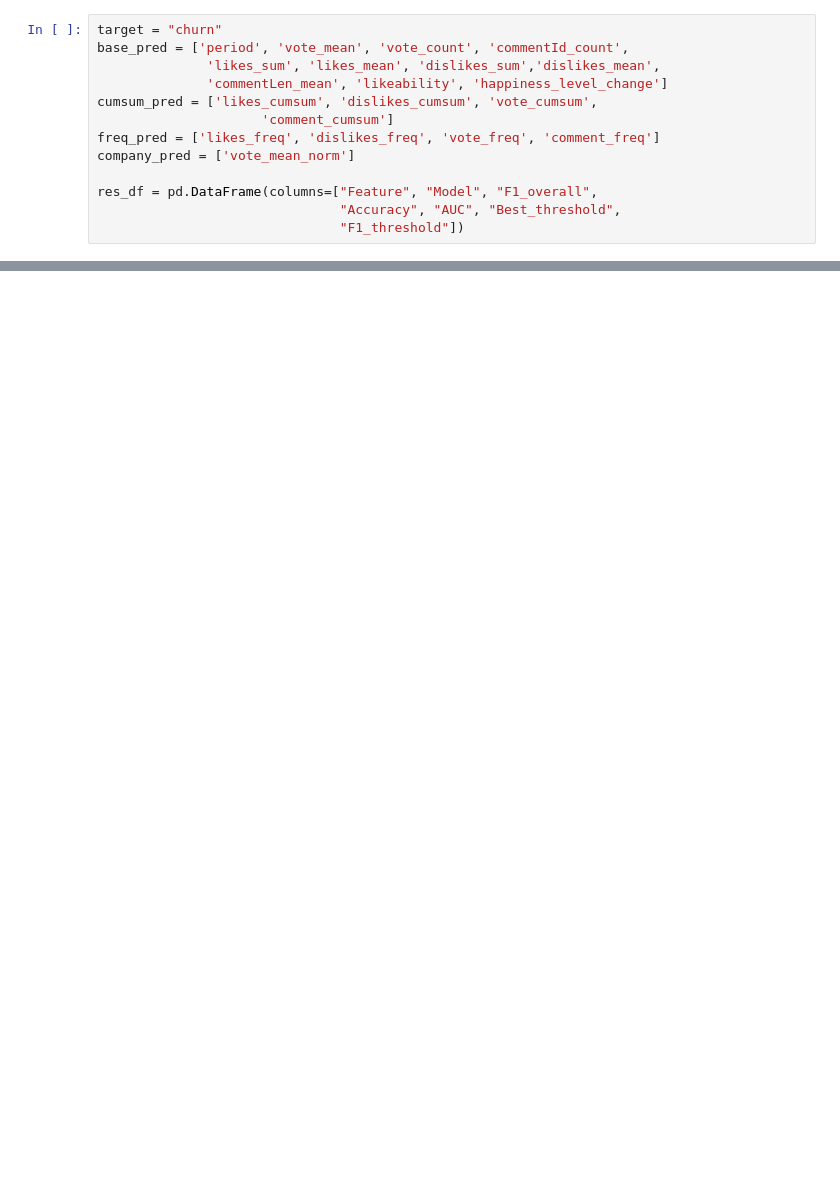
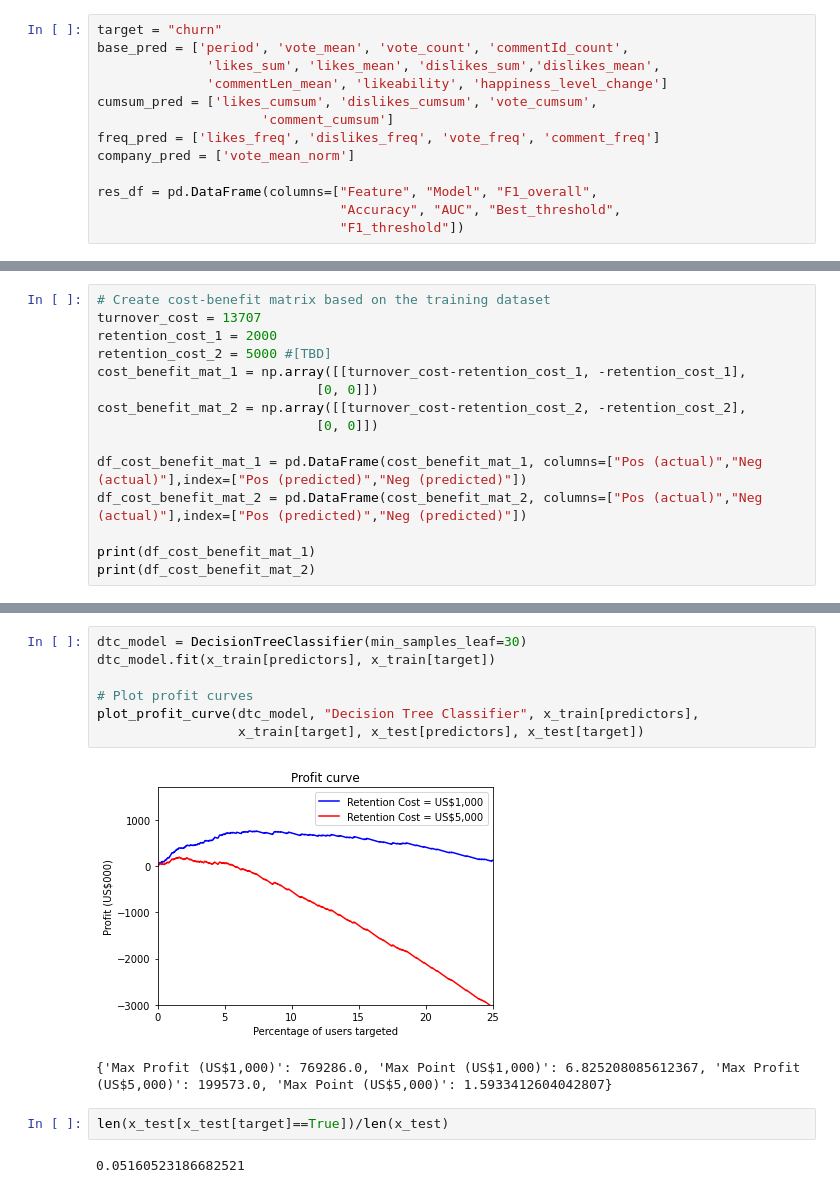
Before and after one commit to ceciliastern/ds_term_project, a Jupyter notebook: Model (Snapshot) - Happiness Dataset.ipynb, the cells around one changed output, grey strips where cells are left out. Cells and saved outputs as stored; diff of their text form; blank space fills up the shorter version.

Commit message:
Profit Curves

```diff
--- a/Model (Snapshot) - Happiness Dataset.ipynb
+++ b/Model (Snapshot) - Happiness Dataset.ipynb
@@ -766,0 +753,15 @@ res_df
+# %%
+# Create cost-benefit matrix based on the training dataset
+turnover_cost = 13707
+retention_cost_1 = 2000
+retention_cost_2 = 5000 #[TBD]
+cost_benefit_mat_1 = np.array([[turnover_cost-retention_cost_1, -retention_cost_1],
+                            [0, 0]])
+cost_benefit_mat_2 = np.array([[turnover_cost-retention_cost_2, -retention_cost_2],
+                            [0, 0]])
+
+df_cost_benefit_mat_1 = pd.DataFrame(cost_benefit_mat_1, columns=["Pos (actual)","Neg (actual)"],index=["Pos (predicted)","Neg (predicted)"])
+df_cost_benefit_mat_2 = pd.DataFrame(cost_benefit_mat_2, columns=["Pos (actual)","Neg (actual)"],index=["Pos (predicted)","Neg (predicted)"])
+
+print(df_cost_benefit_mat_1)
+print(df_cost_benefit_mat_2)
@@ -766,0 +848,14 @@ res_df
+# %%
+dtc_model = DecisionTreeClassifier(min_samples_leaf=30)
+dtc_model.fit(x_train[predictors], x_train[target])
+
+# Plot profit curves
+plot_profit_curve(dtc_model, "Decision Tree Classifier", x_train[predictors],
+                  x_train[target], x_test[predictors], x_test[target])
+# %% [output]
+[figure, added]
+{'Max Profit (US$1,000)': 769286.0, 'Max Point (US$1,000)': 6.825208085612367, 'Max Profit (US$5,000)': 199573.0, 'Max Point (US$5,000)': 1.5933412604042807}
+# %%
+len(x_test[x_test[target]==True])/len(x_test)
+# %% [output]
+0.05160523186682521
```
Also changed, not shown: parts of 8 cells of this notebook.
